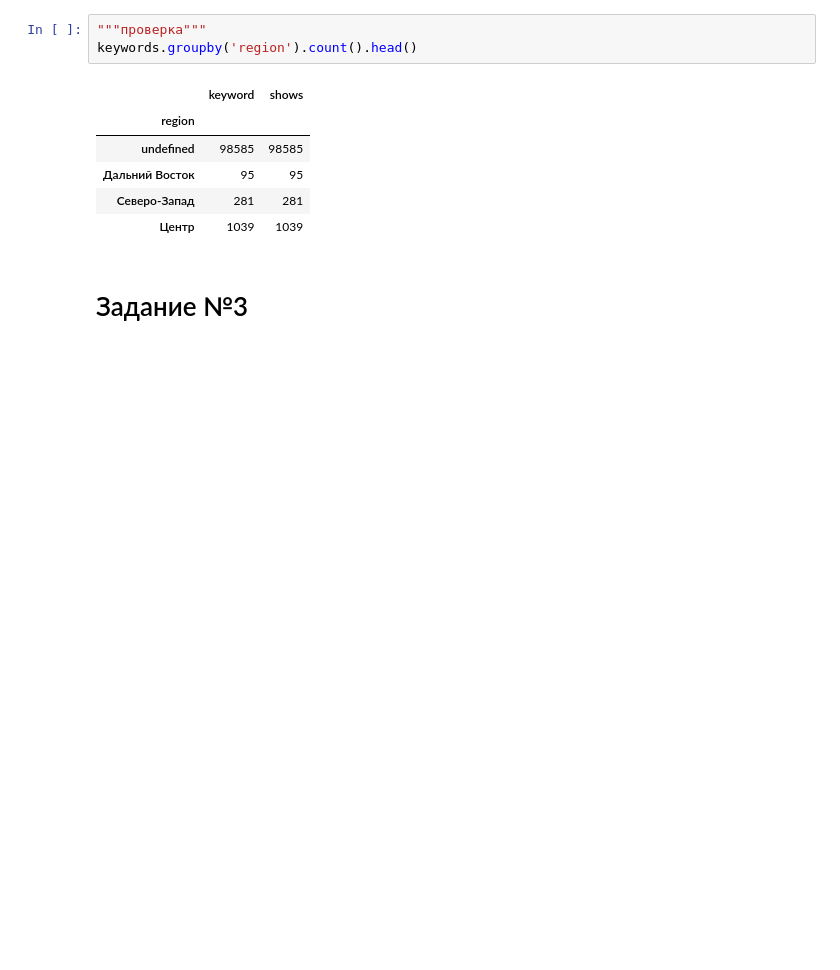
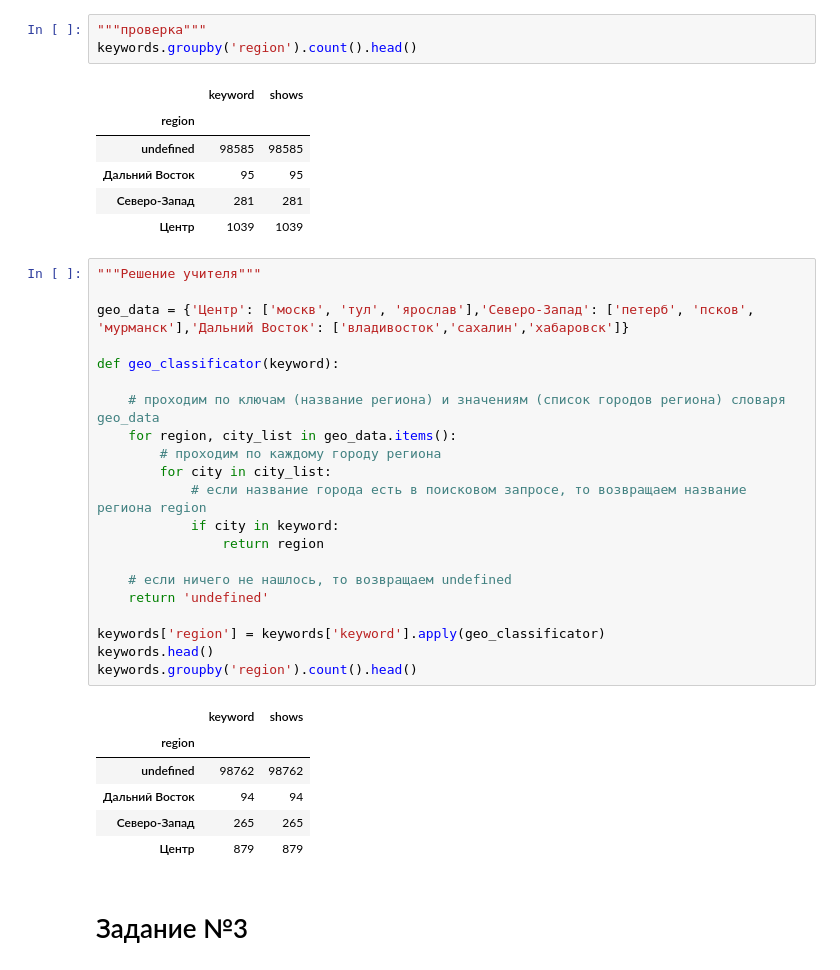
Before and after one commit to Laisan13/DZ_Functions_pandas, a Jupyter notebook: DZ_Functions_pandas.ipynb, the cells around one changed output. Saved outputs shown, nothing was run; the diff lists cells and outputs as text; blank space fills up the shorter version.

```diff
--- a/DZ_Functions_pandas.ipynb
+++ b/DZ_Functions_pandas.ipynb
@@ -97,6 +97,34 @@ keywords.groupby('region').count().head()
 | Дальний Восток | 95 | 95 |
 | Северо-Запад | 281 | 281 |
 | Центр | 1039 | 1039 |
+# %%
+"""Решение учителя"""
+
+geo_data = {'Центр': ['москв', 'тул', 'ярослав'],'Северо-Запад': ['петерб', 'псков', 'мурманск'],'Дальний Восток': ['владивосток','сахалин','хабаровск']}
+
+def geo_classificator(keyword):
+
+    # проходим по ключам (название региона) и значениям (список городов региона) словаря geo_data
+    for region, city_list in geo_data.items():
+        # проходим по каждому городу региона
+        for city in city_list:
+            # если название города есть в поисковом запросе, то возвращаем название региона region
+            if city in keyword:
+                return region
+
+    # если ничего не нашлось, то возвращаем undefined
+    return 'undefined'
+
+keywords['region'] = keywords['keyword'].apply(geo_classificator)
+keywords.head()
+keywords.groupby('region').count().head()
+# %% [output]
+|  | keyword | shows |
+| region |  |  |
+| undefined | 98762 | 98762 |
+| Дальний Восток | 94 | 94 |
+| Северо-Запад | 265 | 265 |
+| Центр | 879 | 879 |
 # %% [markdown]
 # Задание №3
 # %%
```
Also changed, not shown: 1 other file.
